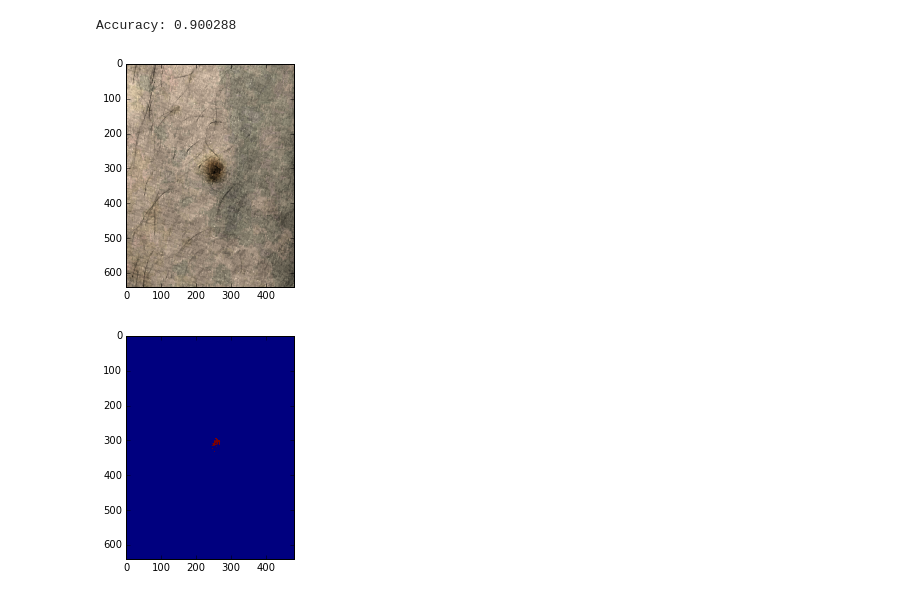
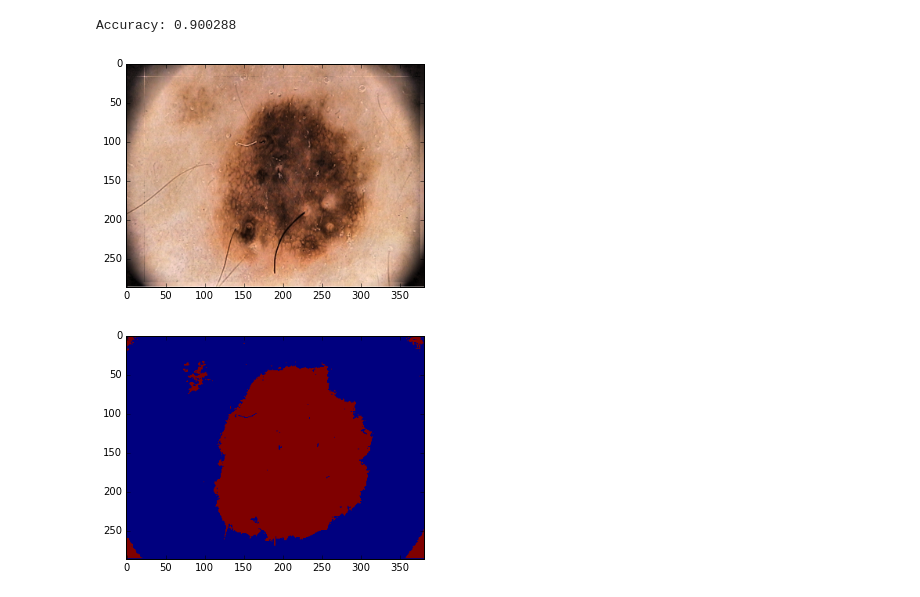
Before and after one commit to hotzenklotz/hackhpi, a Jupyter notebook: notebooks/Mule-Detection-LogReg.ipynb, the cells around one changed output. Cells and saved outputs as stored; diff of their text form; code cells hidden in the pictures.

```diff
--- a/notebooks/Mule-Detection-LogReg.ipynb
+++ b/notebooks/Mule-Detection-LogReg.ipynb
@@ -76,16 +74,16 @@ def blur_image(img):
                           [1,1,1]])
     return generic_filter(img, lambda values: nd.mean(values), footprint=footprint)
 # %%
-img = equalize_adapthist(imresize(imread('examples/nico.jpg'), 0.5))
+img = equalize_adapthist(imresize(imread('examples/IMD002.bmp'), 0.5))
 (x,y,c) = img.shape
 points = img.reshape(x * y, c)
 labels = logreg.predict(points)
 labeled_img = labels.reshape(x, y)
 plt.imshow(img)
 plt.show()
 plt.imshow(labeled_img)
 plt.show()
 # %% [output]
-[figure, old version]
+[figure, new version]
-[figure, old version]
+[figure, new version]
 # %%
```
Also changed, not shown: parts of 4 cells of this notebook, 6 other files.
